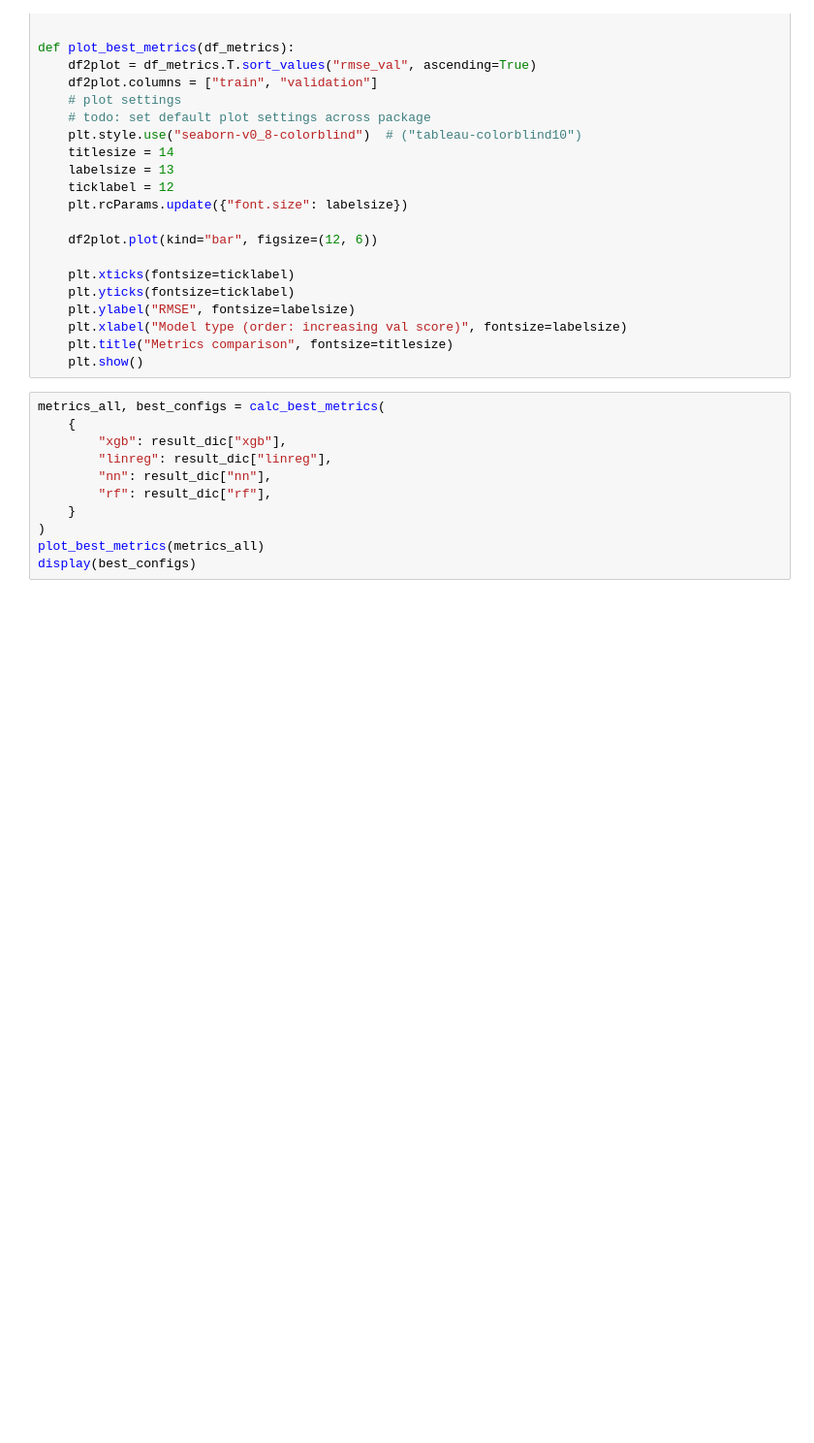
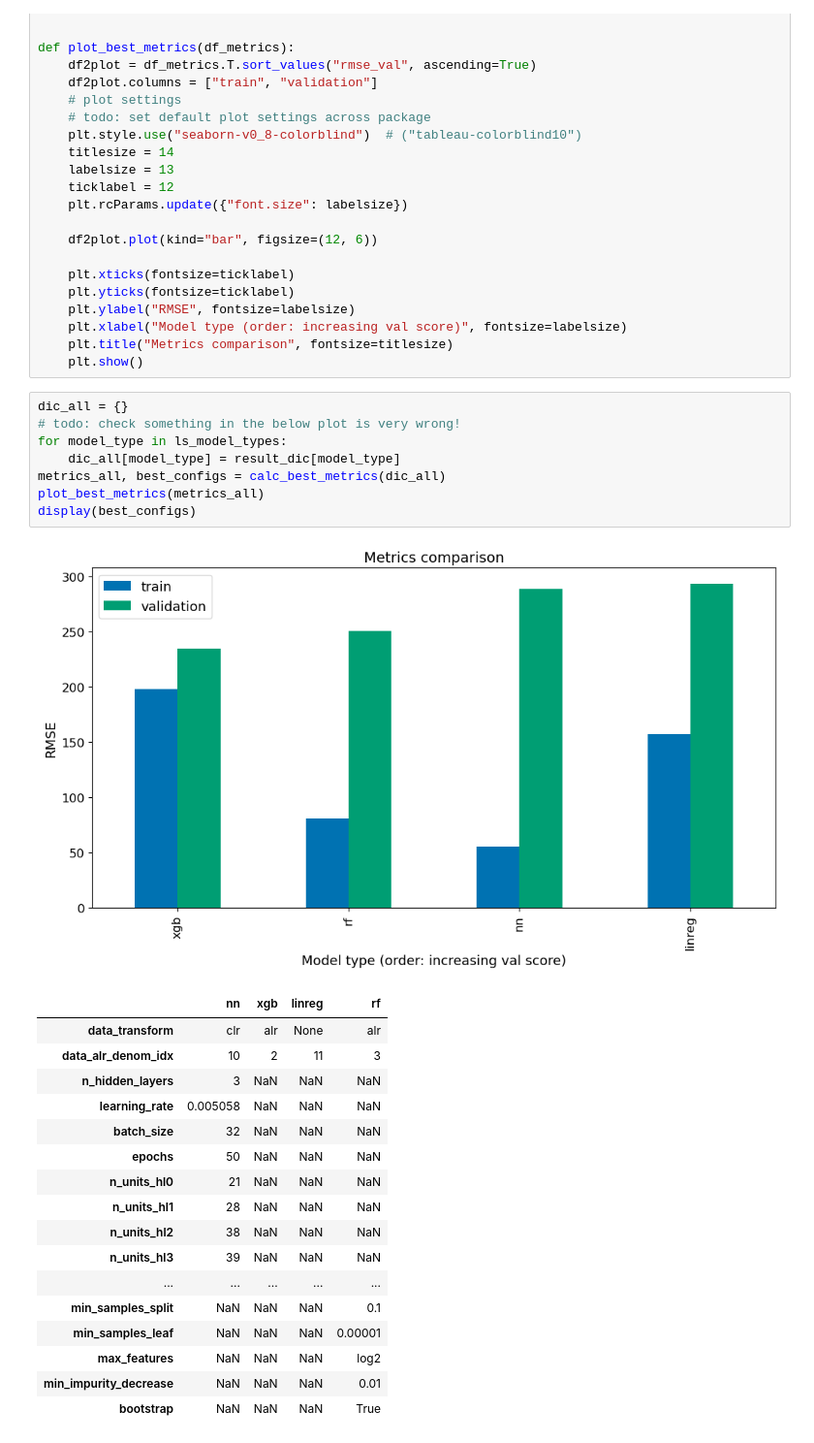
Before and after one commit to adamovanja/ritme, a Jupyter notebook: experiments/try_tune.ipynb, the cells around one changed output. Shown: that part at 97% size. Saved outputs shown, nothing was run; the diff lists cells and outputs as text; blank space fills up the shorter version.

```diff
--- a/experiments/try_tune.ipynb
+++ b/experiments/try_tune.ipynb
@@ -219,17 +237,33 @@ def plot_best_metrics(df_metrics):
     plt.xlabel("Model type (order: increasing val score)", fontsize=labelsize)
     plt.title("Metrics comparison", fontsize=titlesize)
     plt.show()
-# %%
-metrics_all, best_configs = calc_best_metrics(
-    {
-        "xgb": result_dic["xgb"],
-        "linreg": result_dic["linreg"],
-        "nn": result_dic["nn"],
-        "rf": result_dic["rf"],
-    }
-)
-plot_best_metrics(metrics_all)
-display(best_configs)
+# %%
+dic_all = {}
+# todo: check something in the below plot is very wrong!
+for model_type in ls_model_types:
+    dic_all[model_type] = result_dic[model_type]
+metrics_all, best_configs = calc_best_metrics(dic_all)
+plot_best_metrics(metrics_all)
+display(best_configs)
+# %% [output]
+[figure, added]
+|  | nn | xgb | linreg | rf |
+| data_transform | clr | alr | None | alr |
+| data_alr_denom_idx | 10 | 2 | 11 | 3 |
+| n_hidden_layers | 3 | NaN | NaN | NaN |
+| learning_rate | 0.005058 | NaN | NaN | NaN |
+| batch_size | 32 | NaN | NaN | NaN |
+| epochs | 50 | NaN | NaN | NaN |
+| n_units_hl0 | 21 | NaN | NaN | NaN |
+| n_units_hl1 | 28 | NaN | NaN | NaN |
+| n_units_hl2 | 38 | NaN | NaN | NaN |
+| n_units_hl3 | 39 | NaN | NaN | NaN |
+| ... | ... | ... | ... | ... |
+| min_samples_split | NaN | NaN | NaN | 0.1 |
+| min_samples_leaf | NaN | NaN | NaN | 0.00001 |
+| max_features | NaN | NaN | NaN | log2 |
+| min_impurity_decrease | NaN | NaN | NaN | 0.01 |
+| bootstrap | NaN | NaN | NaN | True |
 # %%
 def _highlight_differing_cols(x):
     """
```
Also changed, not shown: parts of 11 cells of this notebook, 12 other files.
